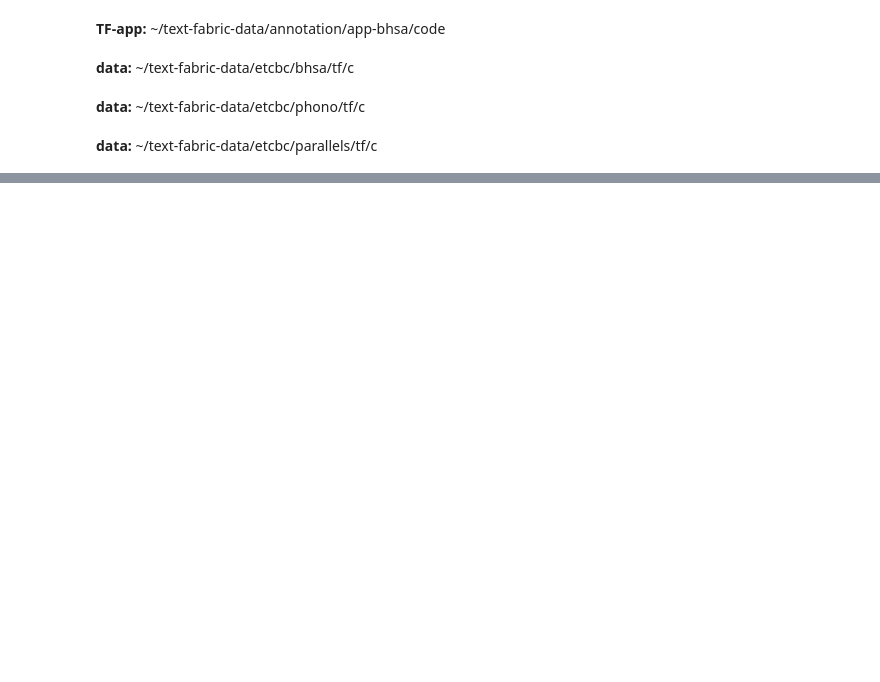
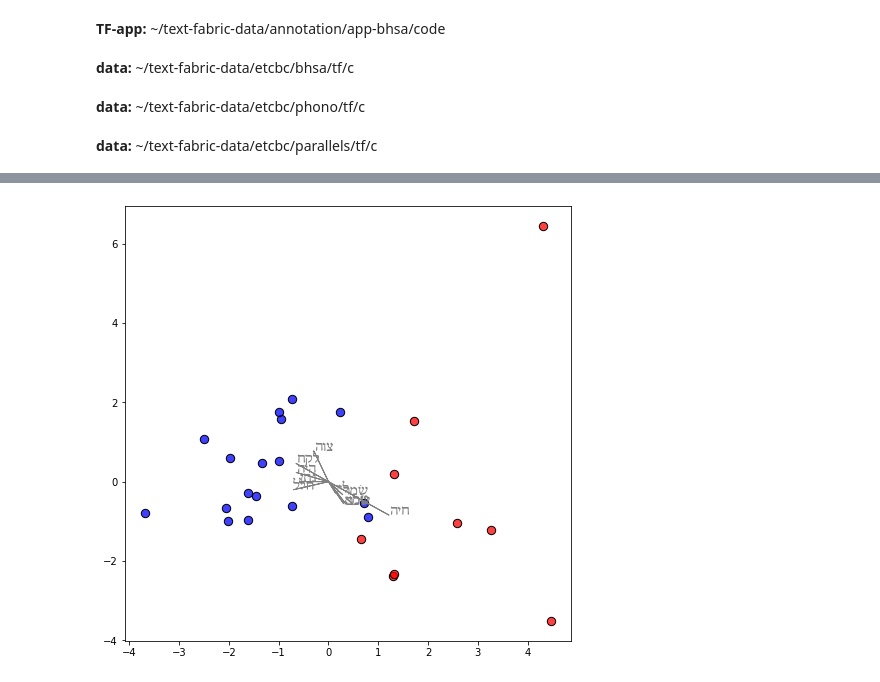
Before and after one commit to CambridgeSemiticsLab/BH_time_collocations, a Jupyter notebook: workflow/notebooks/analysis/time_LABELTESTING.ipynb, the cells around one changed output, grey strips where cells are left out. Drawn from its saved outputs; the diff is of its cells as text; code cells hidden in the pictures; blank space fills up the shorter version.

```diff
--- a/workflow/notebooks/analysis/time_LABELTESTING.ipynb
+++ b/workflow/notebooks/analysis/time_LABELTESTING.ipynb
@@ -59,0 +281,43 @@ verb_ct
+# %%
+fig, ax = plt.subplots(figsize=(8, 8))
+
+s = 70
+
+vals = pca_values.loc[idx[:,'duration'],:]
+x, y = (vals.iloc[:,0], vals.iloc[:,1])
+ax.scatter(x, y, facecolor=[(1, 0, 0, 0.75)], edgecolor='black', s=s)
+
+vals = pca_values.loc[idx[:,'location'],:]
+x, y = (vals.iloc[:,0], vals.iloc[:,1])
+ax.scatter(x, y, facecolor=[(0, 0, 1, 0.75)], edgecolor='black', s=s)
+
+skip_feat = ['ordinal', 'demonstrative']
+offsets = {
+#     'לין':
+#         (-0.1, -0.2, 15),
+#     'אמר':
+#         (-0.34, -0.18, 15),
+#     'שׁלח':
+#         (-0.55, -0.1, 15),
+#     'היה':
+#         (-0.6, 0.01, 15),
+#     'בוא':
+#         (-0.55, 0.07, 15),
+#     'לקח':
+#         (-0.35, 0.04, 15),
+#     'ידע':
+#         (0.04, 0.04, 15),
+}
+top_loadings = loadings.abs().sum().sort_values(ascending=False).index[:10]
+texts = []
+for feature in top_loadings:
+    x_off, y_off, size = offsets.get(feature, (0,0,15)) # config offsets / size
+    fx, fy = loadings[feature][:2] * 2
+    plt.arrow(0, 0, fx, fy, color='#808080', linewidth=1, head_width=0)
+    show_text = get_display(feature) # handle bidirectional
+    texts.append(plt.text(fx+x_off, fy+y_off, show_text, color='#808080', size=size, fontfamily='SBL Biblit'))
+#adjust_text(texts)
+
+out.plot('PCA_durVSloc_VERBLEX')
+# %% [output]
+[figure, added]
```
Also changed, not shown: parts of 47 cells of this notebook, 19 other files.
